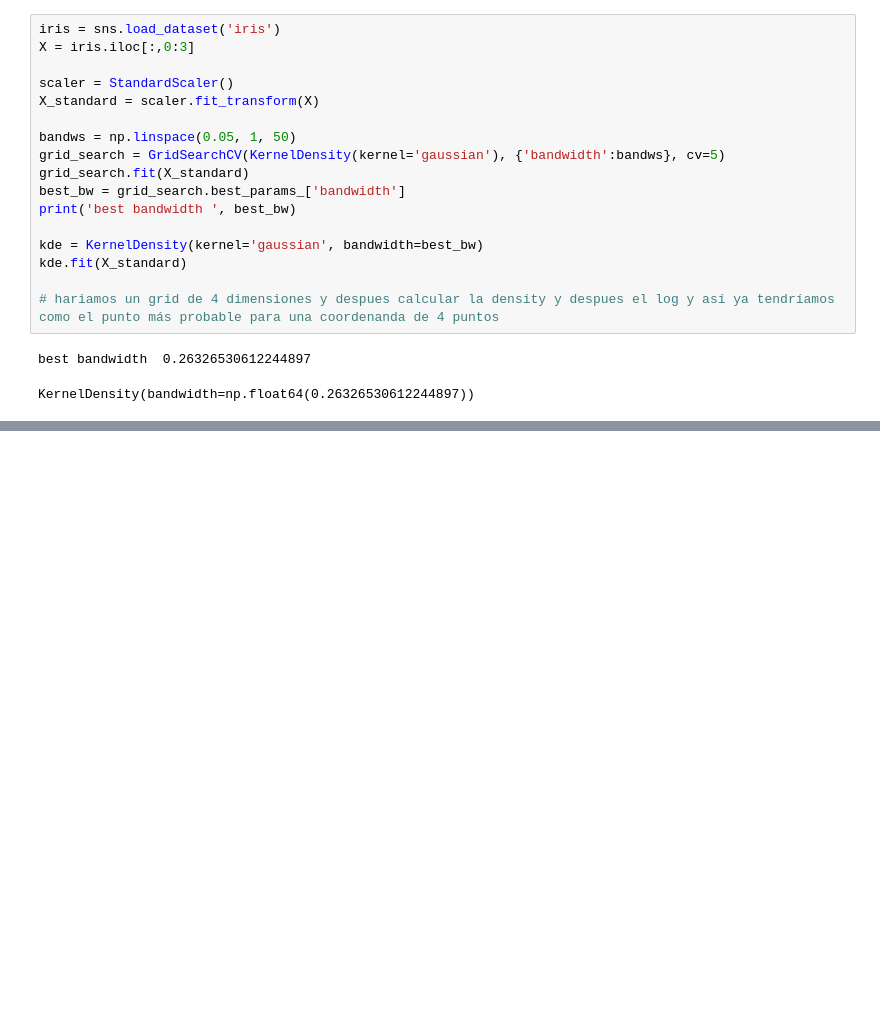
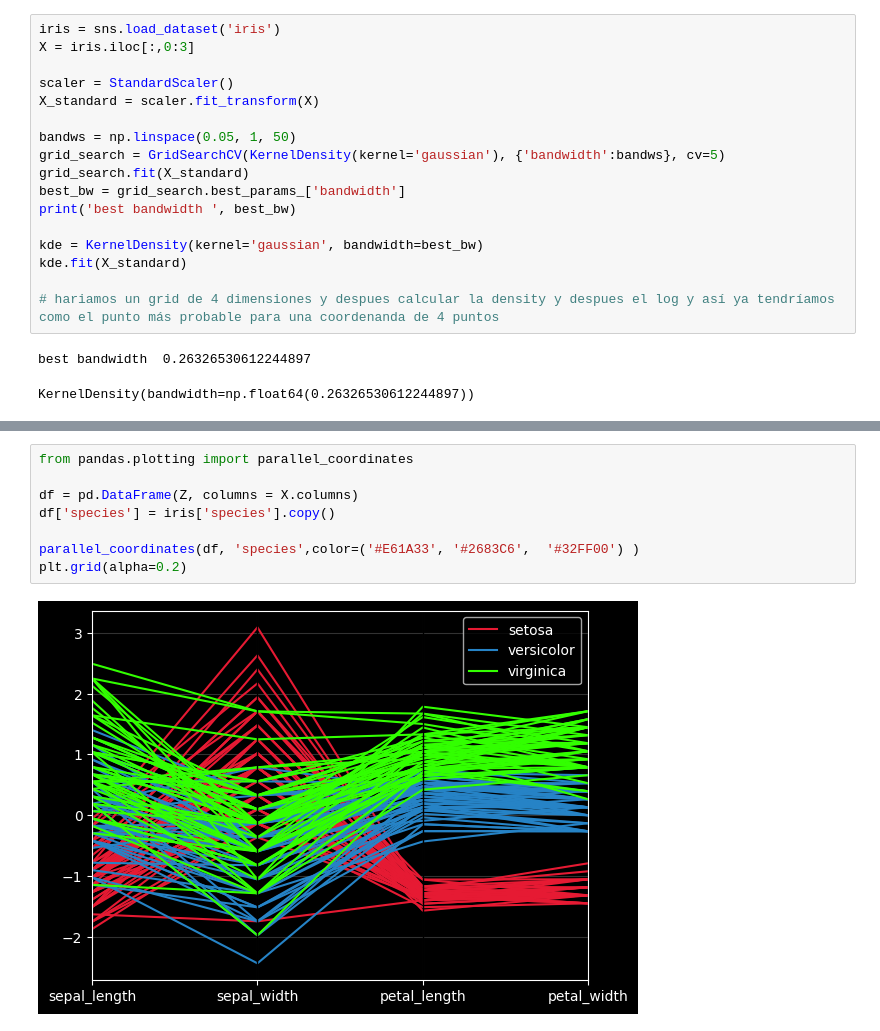
Before and after one commit to EdilbertoAntonio/ejercicios_maestria_icd, a Jupyter notebook: mineria de datos/Exploratory analysis_Visualization_2.ipynb, the cells around one changed output, grey strips where cells are left out. Saved outputs shown, nothing was run; the diff lists cells and outputs as text; blank space fills up the shorter version.

```diff
--- a/mineria de datos/Exploratory analysis_Visualization_2.ipynb
+++ b/mineria de datos/Exploratory analysis_Visualization_2.ipynb
@@ -606,0 +733,10 @@ KernelDensity(bandwidth=np.float64(0.26326530612244897))
+# %%
+from pandas.plotting import parallel_coordinates
+
+df = pd.DataFrame(Z, columns = X.columns)
+df['species'] = iris['species'].copy()
+
+parallel_coordinates(df, 'species',color=('#E61A33', '#2683C6',  '#32FF00') )
+plt.grid(alpha=0.2)
+# %% [output]
+[figure, added]
```
Also changed, not shown: parts of 8 cells of this notebook, 2 other files.
